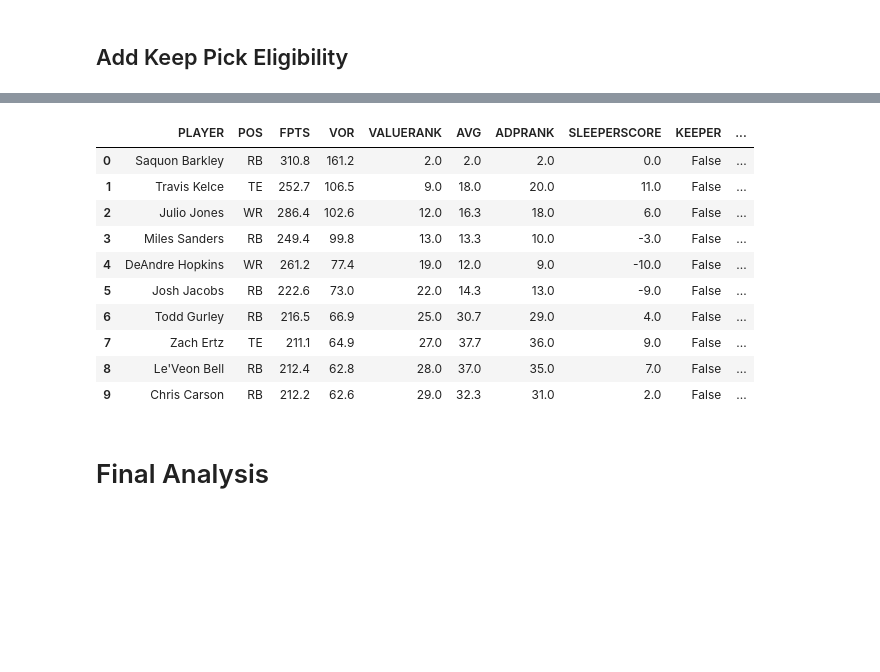
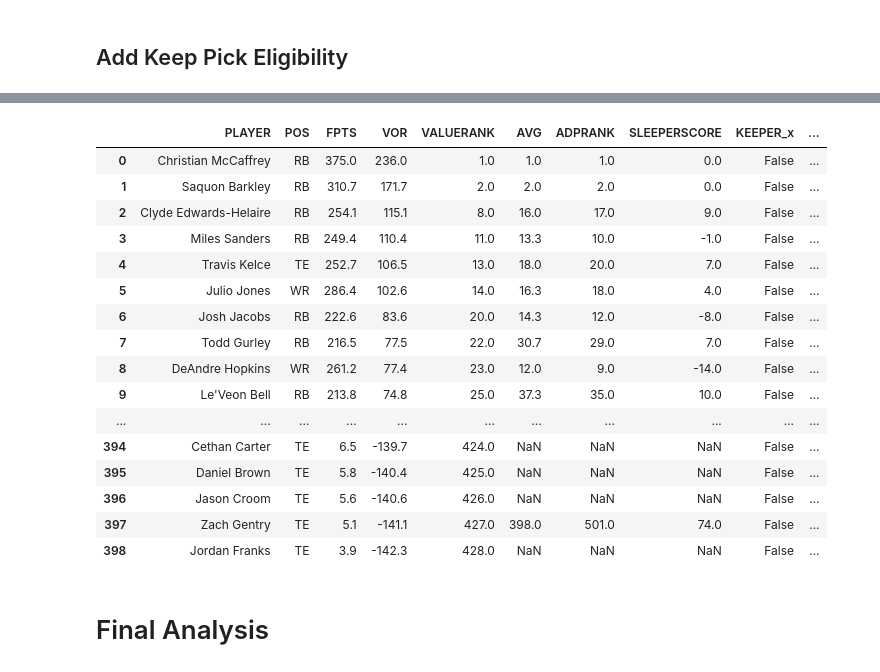
Before and after one commit to rab175/SportsAnalysis, a Jupyter notebook: Draft Model.ipynb, the cells around one changed output, grey strips where cells are left out. Cells and saved outputs as stored; diff of their text form; code cells hidden in the pictures; blank space fills up the shorter version.

```diff
--- a/Draft Model.ipynb
+++ b/Draft Model.ipynb
@@ -836,0 +866,2 @@ df_no_keep.head()
+# %%
+all_keeps = all_keeps[all_keeps['KEEPER'] == False]
@@ -837,2 +888,2 @@ df_no_keep.head()
 # %%
-merge1 = df_no_keep.merge(keep_el['penalty_keeps'],how='left', on='PLAYER')
+merge1 = df_no_keep.merge(all_keeps,how='left', on='PLAYER')
@@ -839 +910,3 @@ merge1 = df_no_keep.merge(keep_el['penalty_keeps'],how='left', on='PLAYER')
+# %%
+merge1 = merge1.rename(columns={'KEEPER_y':'eligible'})
 # %%
@@ -845,5 +918,5 @@ merge2.drop(columns=['keep_eligibilty_x'], inplace=True)
 # %%
-df_final = merge2.copy()
+df_final = merge1.copy()
 # %%
 df_final['VALUE_ROUND'] = (df_final['VALUERANK'] // 10) + 1
 df_final
@@ -868,18 +941,24 @@ df_final
 # %%
-df_final['keep_score'] = df_final['keep_eligibilty_y'] - df_final['VALUE_ROUND']
-df_final.head(10)
+df_final['keep_score'] = df_final['keep_eligibilty_x'] - df_final['VALUE_ROUND']
+df_final
 # %% [output]
-|  | PLAYER | POS | FPTS | VOR | VALUERANK | AVG | ADPRANK | SLEEPERSCORE | KEEPER | ... |
-| 0 | Saquon Barkley | RB | 310.8 | 161.2 | 2.0 | 2.0 | 2.0 | 0.0 | False | ... |
-| 1 | Travis Kelce | TE | 252.7 | 106.5 | 9.0 | 18.0 | 20.0 | 11.0 | False | ... |
-| 2 | Julio Jones | WR | 286.4 | 102.6 | 12.0 | 16.3 | 18.0 | 6.0 | False | ... |
-| 3 | Miles Sanders | RB | 249.4 | 99.8 | 13.0 | 13.3 | 10.0 | -3.0 | False | ... |
-| 4 | DeAndre Hopkins | WR | 261.2 | 77.4 | 19.0 | 12.0 | 9.0 | -10.0 | False | ... |
-| 5 | Josh Jacobs | RB | 222.6 | 73.0 | 22.0 | 14.3 | 13.0 | -9.0 | False | ... |
-| 6 | Todd Gurley | RB | 216.5 | 66.9 | 25.0 | 30.7 | 29.0 | 4.0 | False | ... |
-| 7 | Zach Ertz | TE | 211.1 | 64.9 | 27.0 | 37.7 | 36.0 | 9.0 | False | ... |
-| 8 | Le'Veon Bell | RB | 212.4 | 62.8 | 28.0 | 37.0 | 35.0 | 7.0 | False | ... |
-| 9 | Chris Carson | RB | 212.2 | 62.6 | 29.0 | 32.3 | 31.0 | 2.0 | False | ... |
+|  | PLAYER | POS | FPTS | VOR | VALUERANK | AVG | ADPRANK | SLEEPERSCORE | KEEPER_x | ... |
+| 0 | Christian McCaffrey | RB | 375.0 | 236.0 | 1.0 | 1.0 | 1.0 | 0.0 | False | ... |
+| 1 | Saquon Barkley | RB | 310.7 | 171.7 | 2.0 | 2.0 | 2.0 | 0.0 | False | ... |
+| 2 | Clyde Edwards-Helaire | RB | 254.1 | 115.1 | 8.0 | 16.0 | 17.0 | 9.0 | False | ... |
+| 3 | Miles Sanders | RB | 249.4 | 110.4 | 11.0 | 13.3 | 10.0 | -1.0 | False | ... |
+| 4 | Travis Kelce | TE | 252.7 | 106.5 | 13.0 | 18.0 | 20.0 | 7.0 | False | ... |
+| 5 | Julio Jones | WR | 286.4 | 102.6 | 14.0 | 16.3 | 18.0 | 4.0 | False | ... |
+| 6 | Josh Jacobs | RB | 222.6 | 83.6 | 20.0 | 14.3 | 12.0 | -8.0 | False | ... |
+| 7 | Todd Gurley | RB | 216.5 | 77.5 | 22.0 | 30.7 | 29.0 | 7.0 | False | ... |
+| 8 | DeAndre Hopkins | WR | 261.2 | 77.4 | 23.0 | 12.0 | 9.0 | -14.0 | False | ... |
+| 9 | Le'Veon Bell | RB | 213.8 | 74.8 | 25.0 | 37.3 | 35.0 | 10.0 | False | ... |
+| ... | ... | ... | ... | ... | ... | ... | ... | ... | ... | ... |
+| 394 | Cethan Carter | TE | 6.5 | -139.7 | 424.0 | NaN | NaN | NaN | False | ... |
+| 395 | Daniel Brown | TE | 5.8 | -140.4 | 425.0 | NaN | NaN | NaN | False | ... |
+| 396 | Jason Croom | TE | 5.6 | -140.6 | 426.0 | NaN | NaN | NaN | False | ... |
+| 397 | Zach Gentry | TE | 5.1 | -141.1 | 427.0 | 398.0 | 501.0 | 74.0 | False | ... |
+| 398 | Jordan Franks | TE | 3.9 | -142.3 | 428.0 | NaN | NaN | NaN | False | ... |
 # %% [markdown]
 # Final Analysis
 # %%
```
Also changed, not shown: parts of 33 cells of this notebook.
